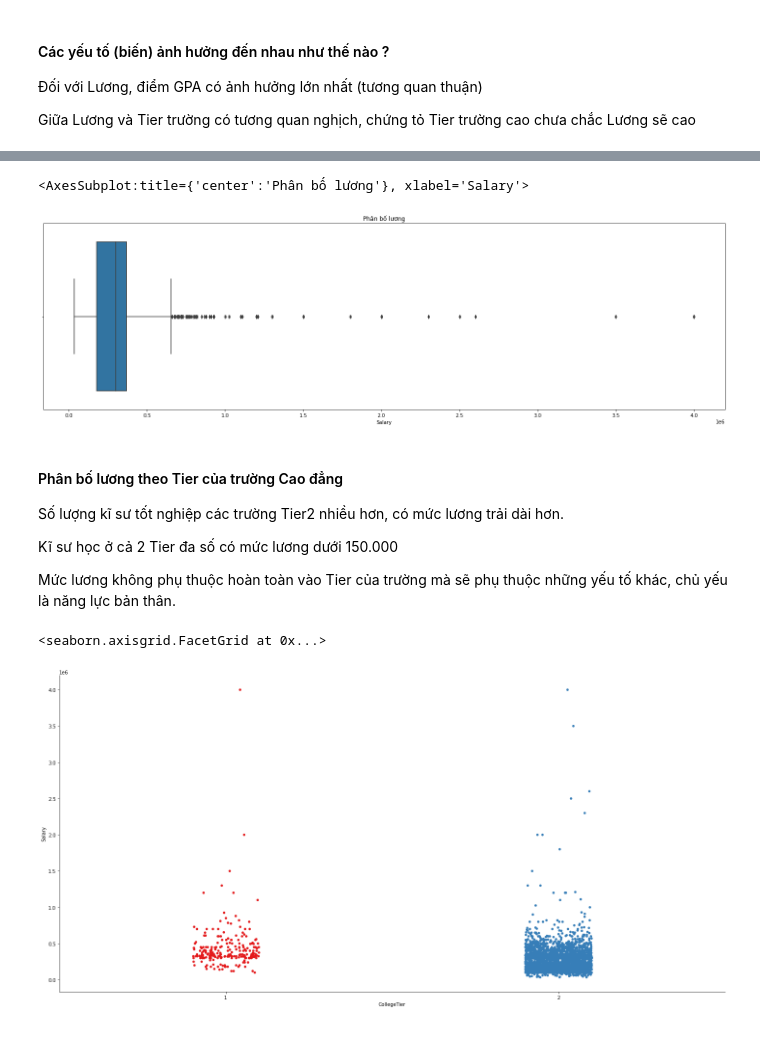
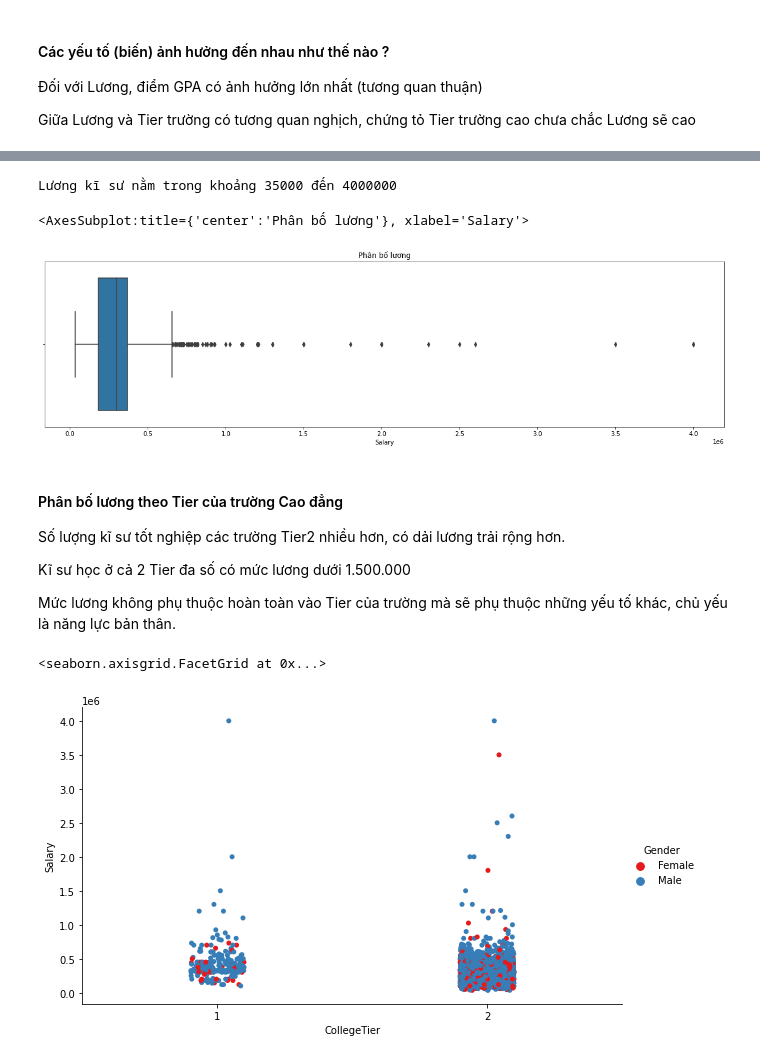
Before and after one commit to phuocleoceo/Bootstrap-Sampling, a Jupyter notebook: code.ipynb, the cells around one changed output, grey strips where cells are left out. Cells and saved outputs as stored; diff of their text form; code cells hidden in the pictures.

```diff
--- a/code.ipynb
+++ b/code.ipynb
@@ -185,23 +231,25 @@ Chỉ có 2 kĩ sư có mức lương cao vượt trội (trên 350.000)
 # %%
-plt.figure(figsize=(25, 7))
+print(f"Lương kĩ sư nằm trong khoảng {min(dataset.Salary)} đến {max(dataset.Salary)}")
+plt.figure(figsize=(20, 5))
 plt.title("Phân bố lương")
 sns.boxplot(x="Salary", data=dataset)
 # %% [output]
-<AxesSubplot:title={'center':'Phân bố lương'}, xlabel='Salary'>
+Lương kĩ sư nằm trong khoảng 35000 đến 4000000
+<AxesSubplot:title={'center':'Phân bố lương'}, xlabel='Salary'>
-[figure, old version]
+[figure, new version]
 # %% [markdown]
 #### Phân bố lương theo Tier của trường Cao đẳng
 
-Số lượng kĩ sư tốt nghiệp các trường Tier2 nhiều hơn, có mức lương trải dài hơn.
+Số lượng kĩ sư tốt nghiệp các trường Tier2 nhiều hơn, có dải lương trải rộng hơn.
 
-Kĩ sư học ở cả 2 Tier đa số có mức lương dưới 150.000
+Kĩ sư học ở cả 2 Tier đa số có mức lương dưới 1.500.000
 
 Mức lương không phụ thuộc hoàn toàn vào Tier của trường mà sẽ phụ thuộc những yếu tố khác, chủ yếu là năng lực bản thân.
 # %%
-sns.catplot(x="CollegeTier", y="Salary", data=dataset, palette="Set1",height=10, aspect=10/5)
+sns.catplot(x="CollegeTier", y="Salary",hue="Gender", data=dataset, palette="Set1",height=5, aspect=5/3)
 # %% [output]
 <seaborn.axisgrid.FacetGrid at 0x...>
-[figure, old version]
+[figure, new version]
 # %% [markdown]
 #### Phân bố lương theo cả điểm GPA và Tier trường cao đẳng
 Mức lương cao chủ yếu thuộc về khoảng GPA 60 - 80 và trường Tier 2
```
Also changed, not shown: parts of 18 cells of this notebook, 1 other file.
